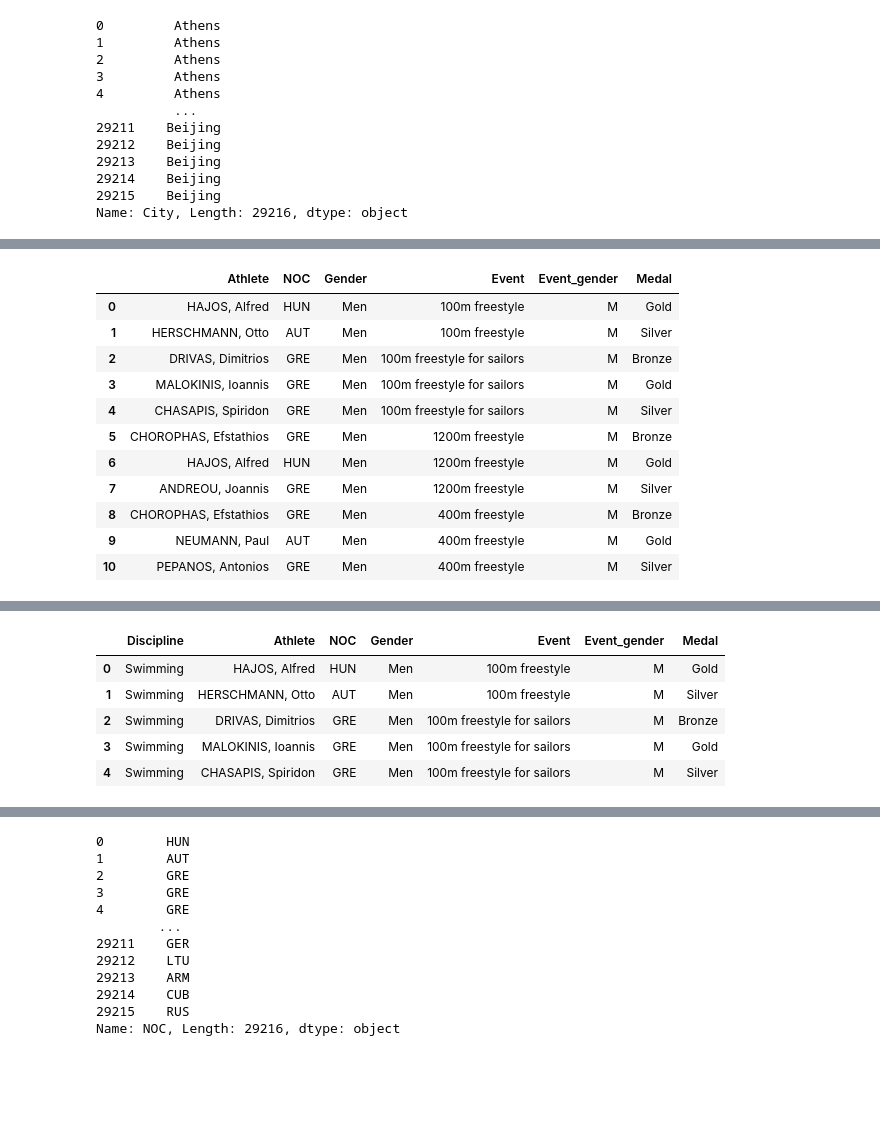
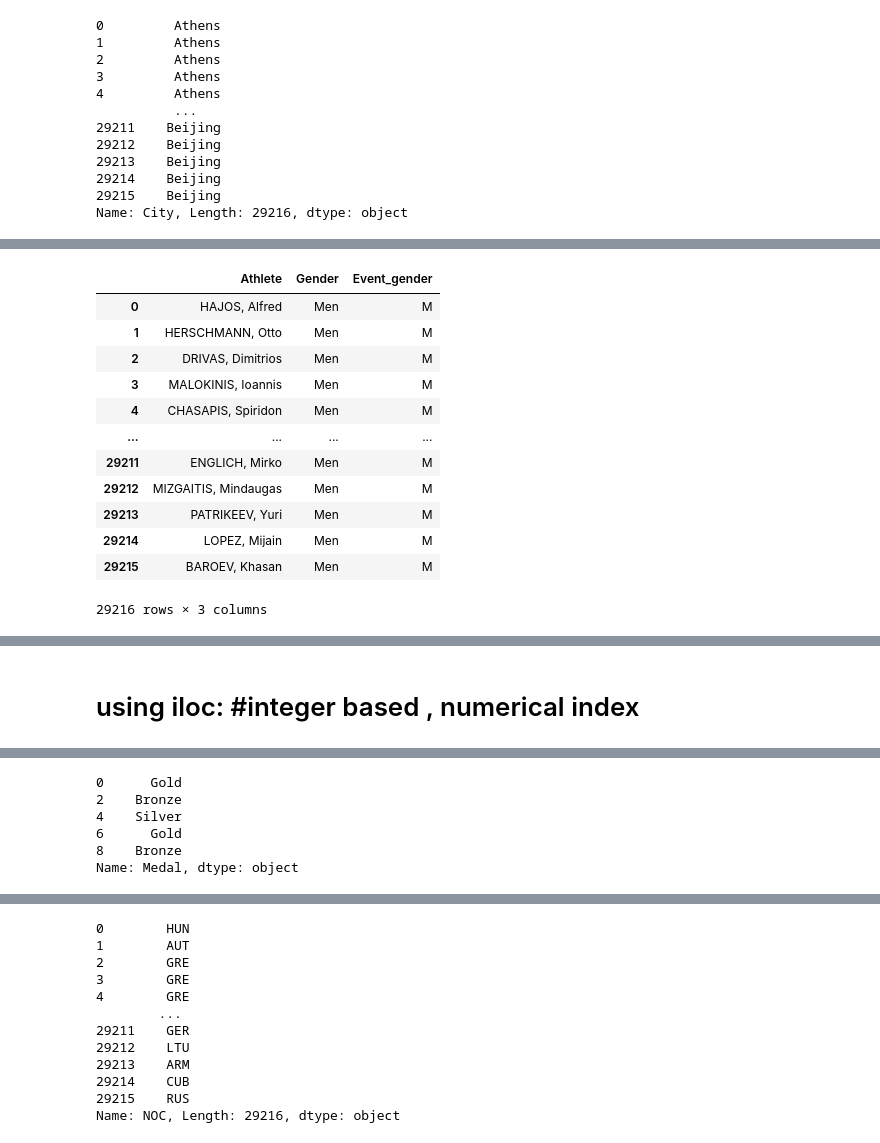
Before and after one commit to svkarthik86/Advanced-python, a Jupyter notebook: Pandas_DataFrame_Lec.ipynb, the cells around one changed output, grey strips where cells are left out. Saved outputs shown, nothing was run; the diff lists cells and outputs as text; code cells hidden in the pictures; blank space fills up the shorter version.

```diff
--- a/Pandas_DataFrame_Lec.ipynb
+++ b/Pandas_DataFrame_Lec.ipynb
@@ -577,3 +630,5 @@ Using Loc: String based index
 # %%
-olympic_data.loc[:10,'City'] # loc[row,column]
+import pandas as pd
+olympic_data=pd.read_csv("https://raw.githubusercontent.com/svkarthik86/Advanced-python/main/olympics.csv",skiprows=4)
+olympic_data[:10,['City','NOC']]# loc[row,column]
 # %% [output]
@@ -592,16 +680,17 @@ Name: City, dtype: object
 # %%
-olympic_data.loc[:10,'Athlete':'Medal']  # start:stop both included for loc
+olympic_data.loc[:,'Athlete':'Medal':2]  # start:stop:step both included for loc
 # %% [output]
-|  | Athlete | NOC | Gender | Event | Event_gender | Medal |
-| 0 | HAJOS, Alfred | HUN | Men | 100m freestyle | M | Gold |
-| 1 | HERSCHMANN, Otto | AUT | Men | 100m freestyle | M | Silver |
-| 2 | DRIVAS, Dimitrios | GRE | Men | 100m freestyle for sailors | M | Bronze |
-| 3 | MALOKINIS, Ioannis | GRE | Men | 100m freestyle for sailors | M | Gold |
-| 4 | CHASAPIS, Spiridon | GRE | Men | 100m freestyle for sailors | M | Silver |
-| 5 | CHOROPHAS, Efstathios | GRE | Men | 1200m freestyle | M | Bronze |
-| 6 | HAJOS, Alfred | HUN | Men | 1200m freestyle | M | Gold |
-| 7 | ANDREOU, Joannis | GRE | Men | 1200m freestyle | M | Silver |
-| 8 | CHOROPHAS, Efstathios | GRE | Men | 400m freestyle | M | Bronze |
-| 9 | NEUMANN, Paul | AUT | Men | 400m freestyle | M | Gold |
-| 10 | PEPANOS, Antonios | GRE | Men | 400m freestyle | M | Silver |
+|  | Athlete | Gender | Event_gender |
+| 0 | HAJOS, Alfred | Men | M |
+| 1 | HERSCHMANN, Otto | Men | M |
+| 2 | DRIVAS, Dimitrios | Men | M |
+| 3 | MALOKINIS, Ioannis | Men | M |
+| 4 | CHASAPIS, Spiridon | Men | M |
+| ... | ... | ... | ... |
+| 29211 | ENGLICH, Mirko | Men | M |
+| 29212 | MIZGAITIS, Mindaugas | Men | M |
+| 29213 | PATRIKEEV, Yuri | Men | M |
+| 29214 | LOPEZ, Mijain | Men | M |
+| 29215 | BAROEV, Khasan | Men | M |
+29216 rows × 3 columns
 # %%
@@ -625,3 +712,5 @@ using iloc: #integer based , numerical index
+# %% [markdown]
+# using iloc: #integer based , numerical index
 # %%
 olympic_data.head(3)
 # %% [output]
@@ -630,13 +719,13 @@ olympic_data.head(3)
 | 1 | Athens | 1896 | Aquatics | Swimming | HERSCHMANN, Otto | AUT | Men | 100m freestyle | M | Silver |
 | 2 | Athens | 1896 | Aquatics | Swimming | DRIVAS, Dimitrios | GRE | Men | 100m freestyle for sailors | M | Bronze |
 # %%
-olympic_data.iloc[:5,3:] #iloc[row,column]     # start:stop:step
+olympic_data.iloc[0:10:2,-1] #iloc[row,column]     # start:stop:step
 # %% [output]
-|  | Discipline | Athlete | NOC | Gender | Event | Event_gender | Medal |
-| 0 | Swimming | HAJOS, Alfred | HUN | Men | 100m freestyle | M | Gold |
-| 1 | Swimming | HERSCHMANN, Otto | AUT | Men | 100m freestyle | M | Silver |
-| 2 | Swimming | DRIVAS, Dimitrios | GRE | Men | 100m freestyle for sailors | M | Bronze |
-| 3 | Swimming | MALOKINIS, Ioannis | GRE | Men | 100m freestyle for sailors | M | Gold |
-| 4 | Swimming | CHASAPIS, Spiridon | GRE | Men | 100m freestyle for sailors | M | Silver |
+0      Gold
+2    Bronze
+4    Silver
+6      Gold
+8    Bronze
+Name: Medal, dtype: object
 # %% [markdown]
 ![image.png](attachment:image.png)
```
Also changed, not shown: parts of 100 cells of this notebook.
